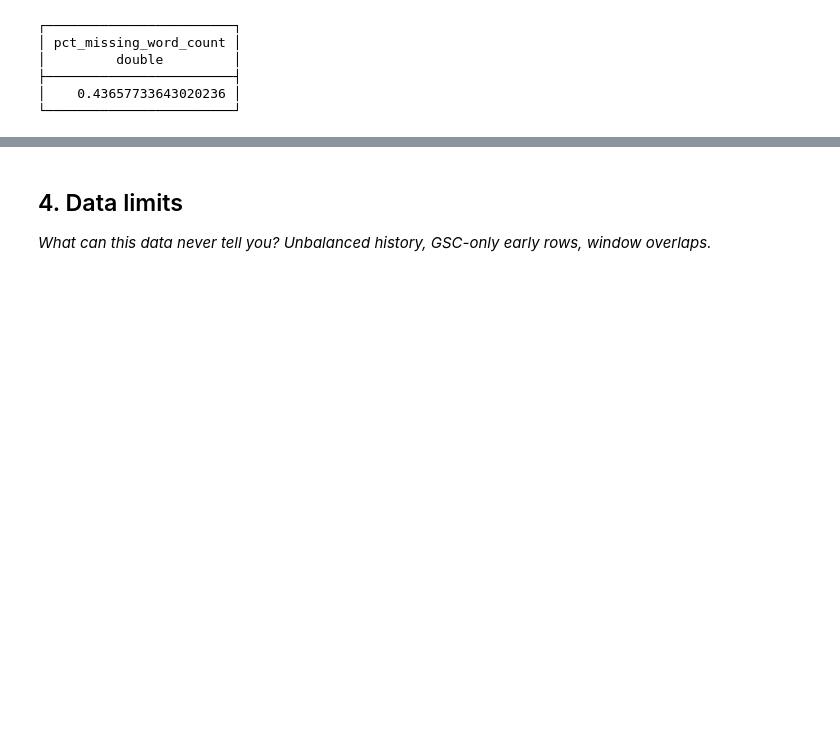
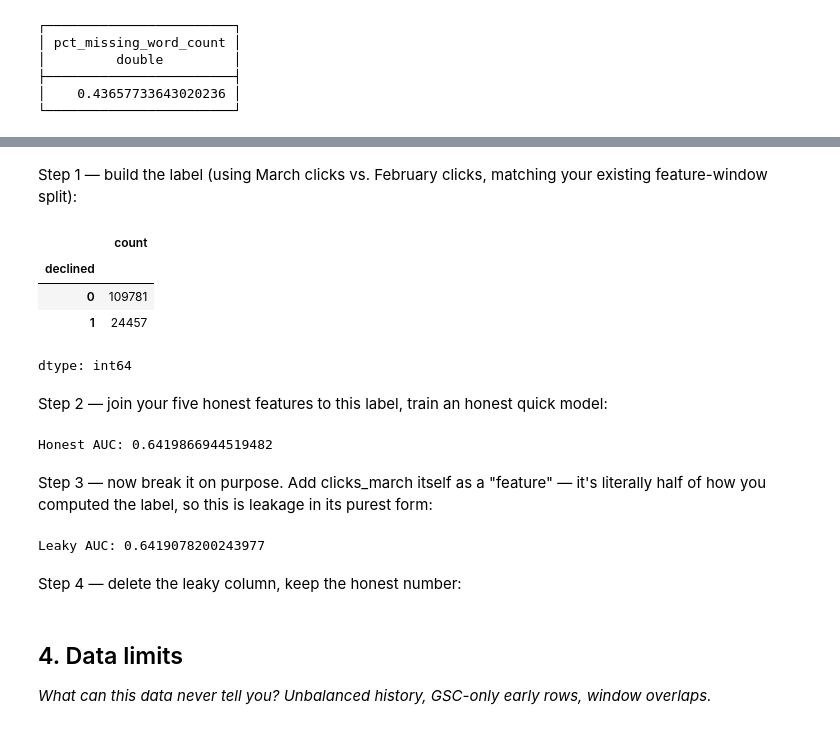
Before and after one commit to Zainab-Aijaz/FlyRank_ML_Assignment_Internship, a Jupyter notebook: work/notebooks/w03_data_contract.ipynb, the cells around one changed output, grey strips where cells are left out. Cells and saved outputs as stored; diff of their text form; code cells hidden in the pictures; blank space fills up the shorter version.

```diff
--- a/work/notebooks/w03_data_contract.ipynb
+++ b/work/notebooks/w03_data_contract.ipynb
@@ -367,0 +375,68 @@ duckdb.sql("""
+# %% [markdown]
+Step 1 — build the label (using March clicks vs. February clicks, matching your existing feature-window split):
+# %%
+labels = duckdb.sql("""
+    WITH feb AS (
+        SELECT client_hash_id, content_hash_id, SUM(gsc_clicks) AS clicks_feb
+        FROM fact_content
+        WHERE report_date BETWEEN DATE '2026-02-01' AND DATE '2026-02-28'
+          AND gsc_data_available IS TRUE
+        GROUP BY client_hash_id, content_hash_id
+    ),
+    march AS (
+        SELECT client_hash_id, content_hash_id, SUM(gsc_clicks) AS clicks_march
+        FROM fact_content
+        WHERE report_date BETWEEN DATE '2026-03-01' AND DATE '2026-03-31'
+          AND gsc_data_available IS TRUE
+        GROUP BY client_hash_id, content_hash_id
+    )
+    SELECT feb.client_hash_id, feb.content_hash_id,
+           clicks_feb, clicks_march,
+           CASE WHEN clicks_march < clicks_feb THEN 1 ELSE 0 END AS declined
+    FROM feb JOIN march USING (client_hash_id, content_hash_id)
+""")
+labels_df = labels.df()
+labels_df["declined"].value_counts()
+# %% [output]
+|  | count |
+| declined |  |
+| 0 | 109781 |
+| 1 | 24457 |
+dtype: int64
+# %% [markdown]
+Step 2 — join your five honest features to this label, train an honest quick model:
+# %%
+import pandas as pd
+from sklearn.linear_model import LogisticRegression
+from sklearn.model_selection import train_test_split
+from sklearn.metrics import roc_auc_score
+
+data = features.df().merge(labels_df, on=["client_hash_id", "content_hash_id"])
+data = data.dropna(subset=["declined"])
+
+X_cols_honest = ["word_count", "search_volume", "content_age_days", "gsc_avg_position_prior"]
+data_clean = data.dropna(subset=X_cols_honest)  # simple approach for this quick check
+
+X = data_clean[X_cols_honest]
+y = data_clean["declined"]
+
+X_train, X_test, y_train, y_test = train_test_split(X, y, test_size=0.3, random_state=42)
+model = LogisticRegression(max_iter=1000).fit(X_train, y_train)
+honest_score = roc_auc_score(y_test, model.predict_proba(X_test)[:, 1])
+print("Honest AUC:", honest_score)
+# %% [output]
+Honest AUC: 0.6419866944519482
+# %% [markdown]
+Step 3 — now break it on purpose. Add clicks_march itself as a "feature" — it's literally half of how you computed the label, so this is leakage in its purest form:
+# %%
+X_cols_leaky = X_cols_honest + ["clicks_march"]
+X_leak = data_clean[X_cols_leaky]
+
+X_train, X_test, y_train, y_test = train_test_split(X_leak, y, test_size=0.3, random_state=42)
+model_leak = LogisticRegression(max_iter=1000).fit(X_train, y_train)
+leaky_score = roc_auc_score(y_test, model_leak.predict_proba(X_test)[:, 1])
+print("Leaky AUC:", leaky_score)
+# %% [output]
+Leaky AUC: 0.6419078200243977
+# %% [markdown]
+Step 4 — delete the leaky column, keep the honest number:
```
Also changed, not shown: parts of 11 cells of this notebook.
